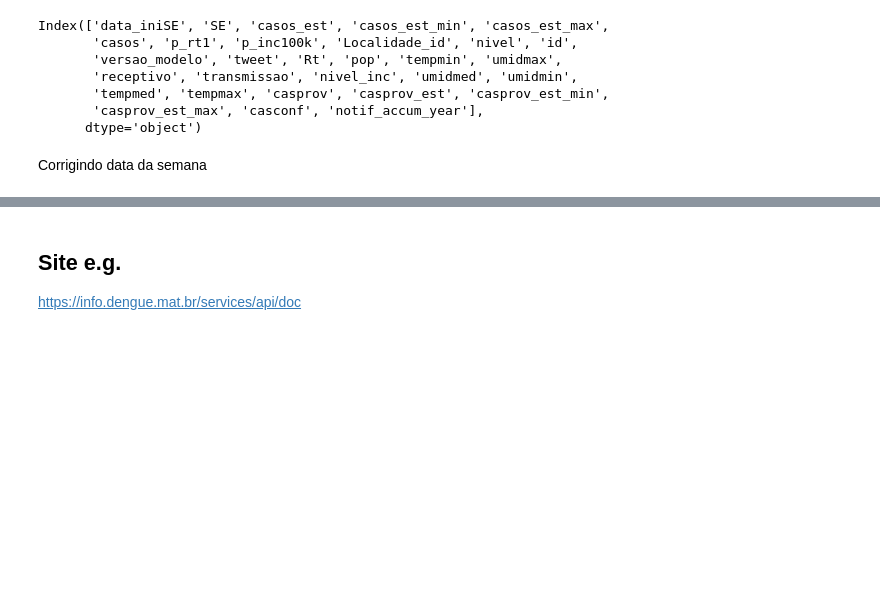
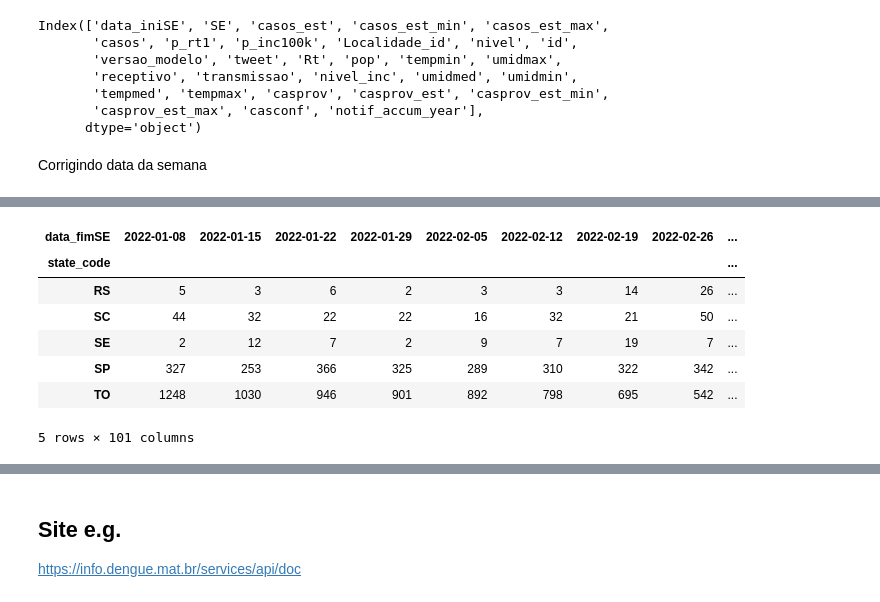
Before and after one commit to InstitutoTodosPelaSaude/arbo, a Jupyter notebook: EDA/scripts/arbo_api_infodenv.ipynb, the cells around one changed output, grey strips where cells are left out. Cells and saved outputs as stored; diff of their text form; code cells hidden in the pictures; blank space fills up the shorter version.

```diff
--- a/EDA/scripts/arbo_api_infodenv.ipynb
+++ b/EDA/scripts/arbo_api_infodenv.ipynb
@@ -212,6 +212,15 @@ pivoted_df_cases_est = infodenv_cases.pivot_table(
 )
 # %%
 ## Display the pivoted DataFrame from cases
-# pivoted_df_cases.tail()
+pivoted_df_cases.tail()
+# %% [output]
+| data_fimSE | 2022-01-08 | 2022-01-15 | 2022-01-22 | 2022-01-29 | 2022-02-05 | 2022-02-12 | 2022-02-19 | 2022-02-26 | ... |
+| state_code |  |  |  |  |  |  |  |  | ... |
+| RS | 5 | 3 | 6 | 2 | 3 | 3 | 14 | 26 | ... |
+| SC | 44 | 32 | 22 | 22 | 16 | 32 | 21 | 50 | ... |
+| SE | 2 | 12 | 7 | 2 | 9 | 7 | 19 | 7 | ... |
+| SP | 327 | 253 | 366 | 325 | 289 | 310 | 322 | 342 | ... |
+| TO | 1248 | 1030 | 946 | 901 | 892 | 798 | 695 | 542 | ... |
+5 rows × 101 columns
 # %%
 ## Display the pivoted DataFrame from cases estimated
```
Also changed, not shown: parts of 4 cells of this notebook.
